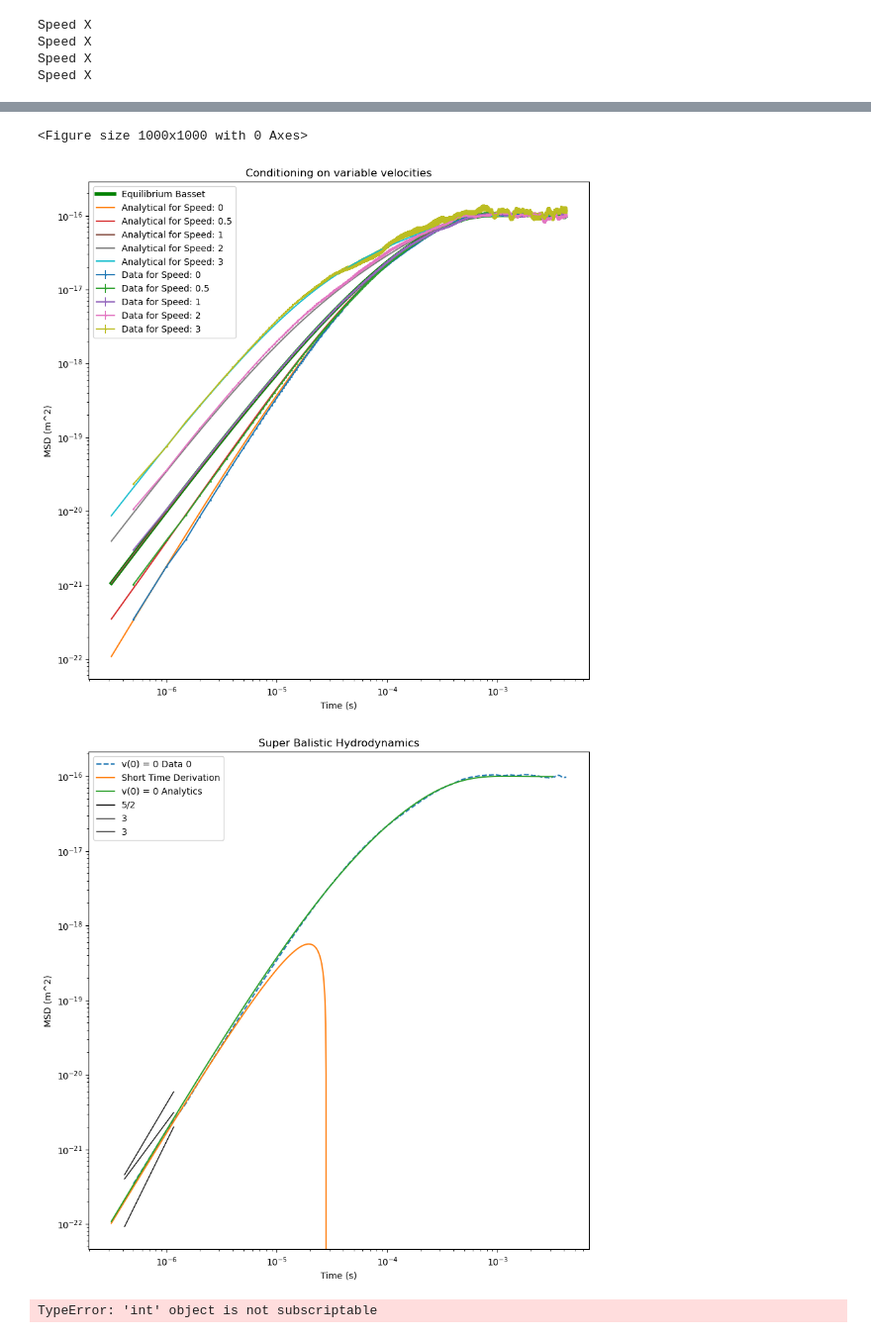
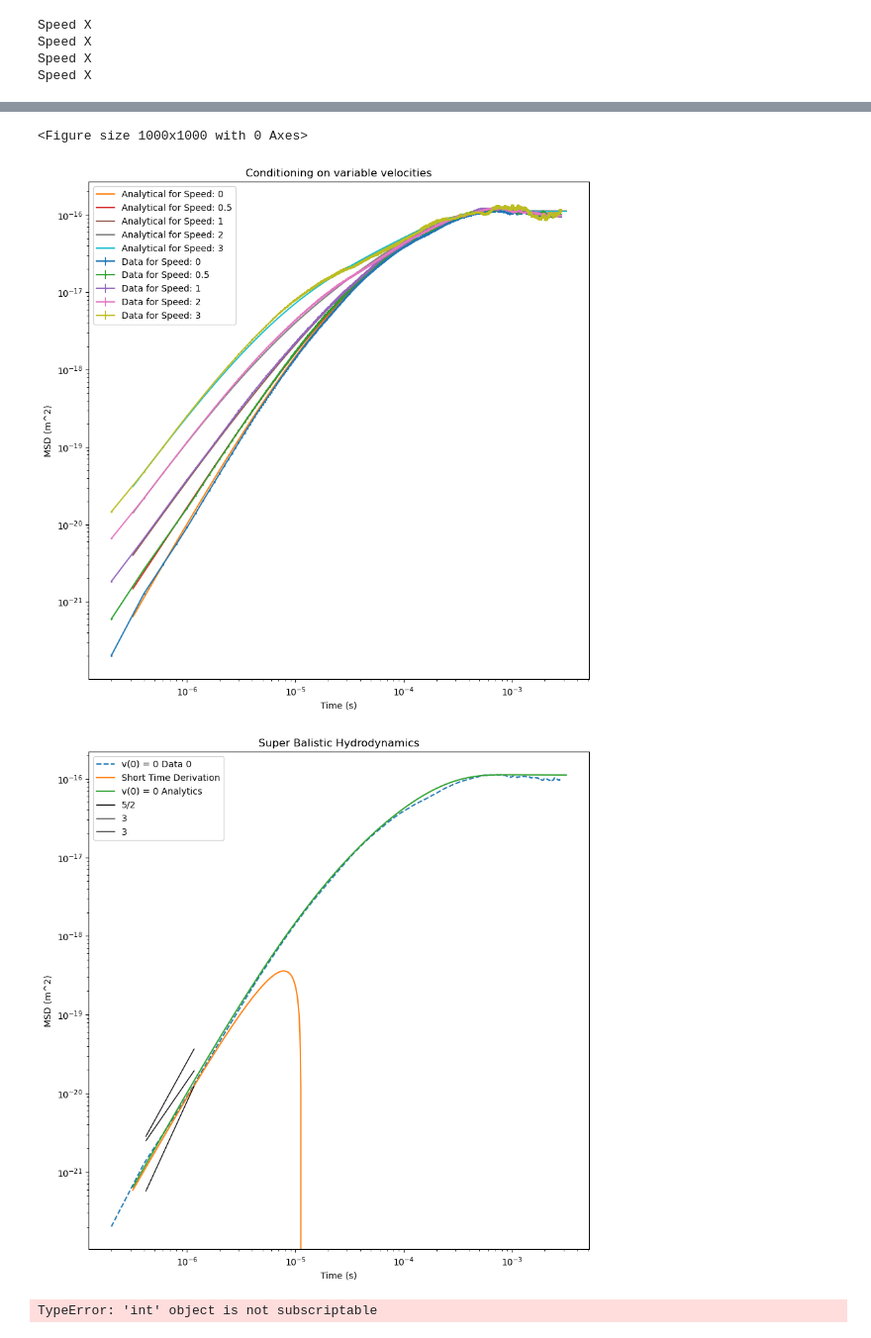
Before and after one commit to mcthumann/Brownian_Data_Analysis, a Jupyter notebook: polished_scripts/Analytical_Simulation_Data_Trio.ipynb, the cells around one changed output, grey strips where cells are left out. Shown at 99% size. Drawn from its saved outputs; the diff is of its cells as text; code cells hidden in the pictures.

```diff
--- a/polished_scripts/Analytical_Simulation_Data_Trio.ipynb
+++ b/polished_scripts/Analytical_Simulation_Data_Trio.ipynb
@@ -10,16 +10,20 @@ _k_b = scipy.constants.k
 _rho = 4200
 _rho_f = 789
 
-_r =  2.6392235755368e-06
-_K = 8.061743253740993e-05
-_gain = np.sqrt(335982165125421.5 )
+# _r =  2.6392235755368e-06
+# _K = 8.061743253740993e-05
+# _gain = np.sqrt(335982165125421.5 )
+
+_r =  1.673973370516074e-06
+_K = 7.264521400417836e-05
+_gain = np.sqrt(630330834489321.9)
 
 _m = 4/3 *np.pi *_r**3*_rho + 2/3 *np.pi *_r**3*_rho_f
 _temp = 293
 _viscous = 0.36e-3
 _v_force = 6*np.pi*_r*_viscous
 
-bin_number_data = 30
+bin_number_data = 40
 timestep_data = bin_number_data/200000000
 
 print(timestep_data)
@@ -576,7 +580,7 @@ data_speeds_msds = []
 error_bar_speeds= []
 
 # speed_tol = [.015, .015, .015, .015, .015, .015]
-speed_tol = [.015, .015, .015, .015, .05]
+speed_tol = [.0015, .0015, .0015, .015, .04]
 lag_times_speed_sim = 0
 lag_times_speed_data = 0
 
@@ -585,7 +589,7 @@ for s in range(len(speeds)):
     # all_speed_msd_sim = []
     all_speeds_msd_data = []
     # init_len_sim = int(len(traces_sim[0])/70)
-    init_len_data = int(len(traces_data[0])/10)
+    init_len_data = int(len(traces_data[0])/30)
 
     # for i in range(len(traces_sim)):
         # speed_idxs_sim = []
@@ -607,7 +611,7 @@ for s in range(len(speeds)):
 
     for i in range(len(traces_data)):
         speed_idxs_data = []
-        # print("std of data vel " + str(np.std(v_traces_data[i])))
+        print("std of data vel " + str(np.std(v_traces_data[i])))
         # print("sqrt kbt/m" + str(np.sqrt(_k_b*_temp/_m)))
         # print("times gain " + str(_gain * np.sqrt(_k_b*_temp/_m)))
         v_tolerance = (speeds[s] * _gain * np.sqrt(_k_b*_temp/_m))
@@ -619,7 +623,7 @@ for s in range(len(speeds)):
             if idx + init_len_data < len(traces_data[i]):
                 speed_idxs_data.append(idx)
 
-        # print("total idx data: " + str(len(speed_idxs_data)))
+        print("total idx data: " + str(len(speed_idxs_data)))
         traces_per_speed[s] += len(speed_idxs_data)
         for idx in speed_idxs_data:
             msd, lag_times_speed_data = compute_init_msd2(traces_data[i][idx:idx+init_len_data], timestep_data)
@@ -655,7 +671,7 @@ times_analytic = np.logspace(-6.5, -2.5, 1000)
 mu = 0
 # sigma_v = np.sqrt(_k_b*_temp/_m)
 sigma_x = np.sqrt(_k_b*_temp/_K)
-num_samples = 10000
+num_samples = 2000
 
 # initial_conditions_v = np.random.normal(mu, sigma_v, num_samples)
 initial_conditions_x = np.random.normal(mu, sigma_x, num_samples)
@@ -732,7 +748,7 @@ plt.figure(figsize=(10,10))
 # for i in range(len(tols)):
 #     plt.plot(times_analytic, analytic_tol_msds[i], linestyle='dashed', label=f"Initial Variable Variance White tol={tols[i]}")
 # plt.plot(times_analytic, WN_EQ_analytic*_gain**2, linestyle='dashed', label="Equilibrium White")
-plt.plot(times_analytic, basset_msd, color='green', linewidth=4,label="Equilibrium Basset")
+# plt.plot(times_analytic, basset_msd, color='green', linewidth=4,label="Equilibrium Basset")
 
 # SIMULATION GRAPHING
 # plt.plot(lag_times_sim[1:10000], eq_msd_sim[1:10000]*_gain**2, color = "red", label="Equilibrium Basset SIM")
@@ -816,6 +832,6 @@ tp is 1.9754935012178625e-05
 <Figure size 1000x1000 with 0 Axes>
-[figure, old version]
+[figure, new version]
-[figure, old version]
+[figure, new version]
 # %%
 # How good is this approx???
 from scipy.interpolate import interp1d
```
Also changed, not shown: parts of 10 cells of this notebook, 4 other files.
